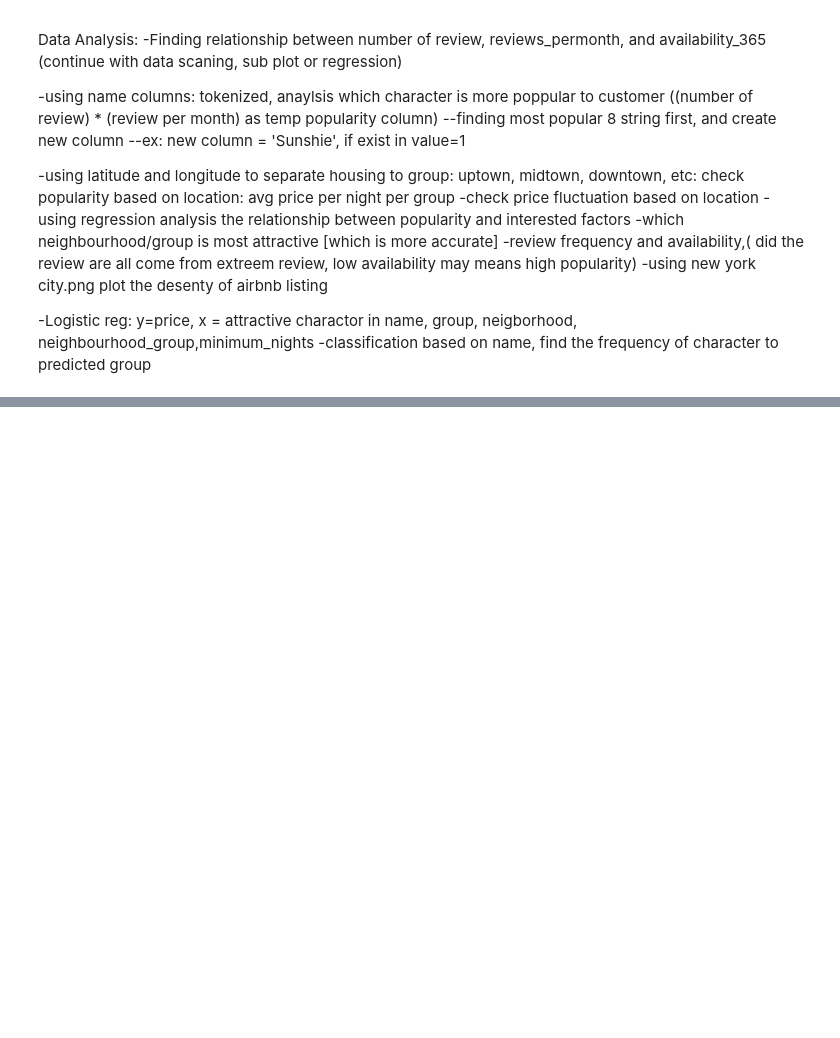
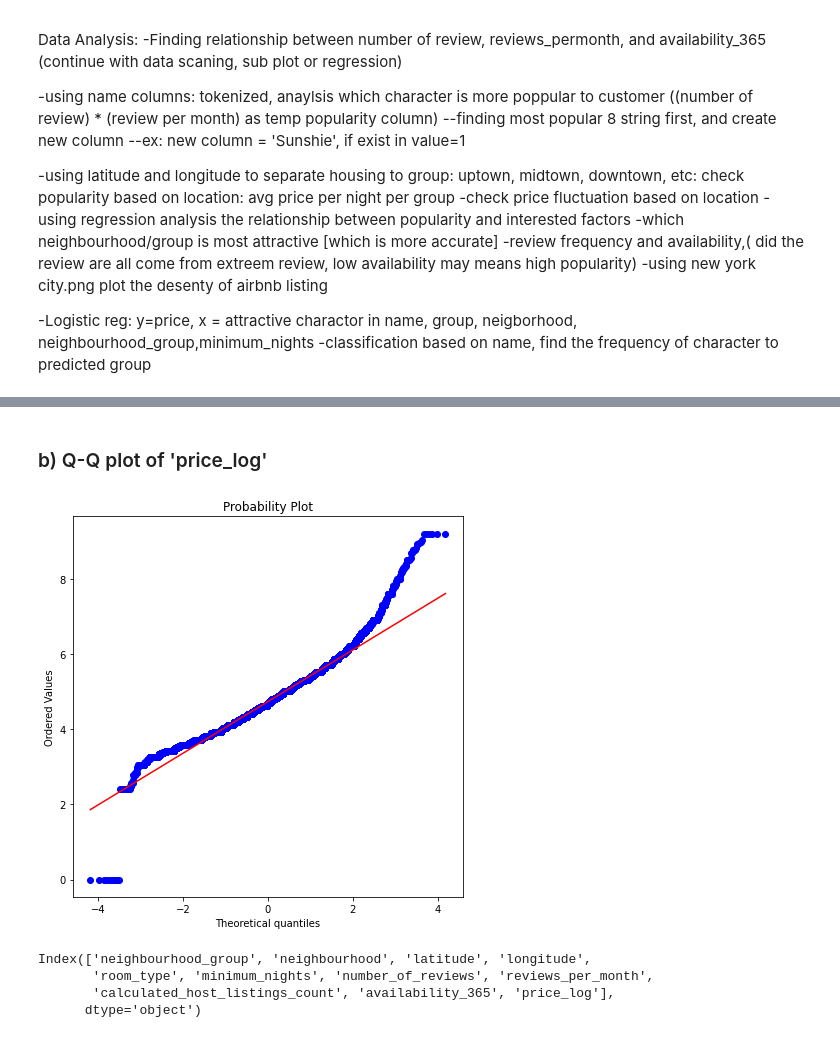
Before and after one commit to wowNorth0516/5243project, a Jupyter notebook: 5243Project.ipynb, the cells around one changed output, grey strips where cells are left out. Cells and saved outputs as stored; diff of their text form; code cells hidden in the pictures; blank space fills up the shorter version.

```diff
--- a/5243Project.ipynb
+++ b/5243Project.ipynb
@@ -32,2 +188,20 @@ Data Analysis:
+# %% [markdown]
+### b) Q-Q plot of 'price_log'
+# %%
+# Draw the Q-Q plot, which reveal the normality of 'price_log'
+
+plt.figure(figsize=(7,7))
+
+stats.probplot(df1['price_log'], plot=plt)
+
+plt.show()
+# %% [output]
+[figure, added]
 # %%
-df.drop(columns=['id','host_id','host_name'],inplace = True)
+df1.drop(columns=['price'],inplace= True)
+df1.columns
+# %% [output]
+Index(['neighbourhood_group', 'neighbourhood', 'latitude', 'longitude',
+       'room_type', 'minimum_nights', 'number_of_reviews', 'reviews_per_month',
+       'calculated_host_listings_count', 'availability_365', 'price_log'],
+      dtype='object')
```
Also changed, not shown: parts of 31 cells of this notebook.
